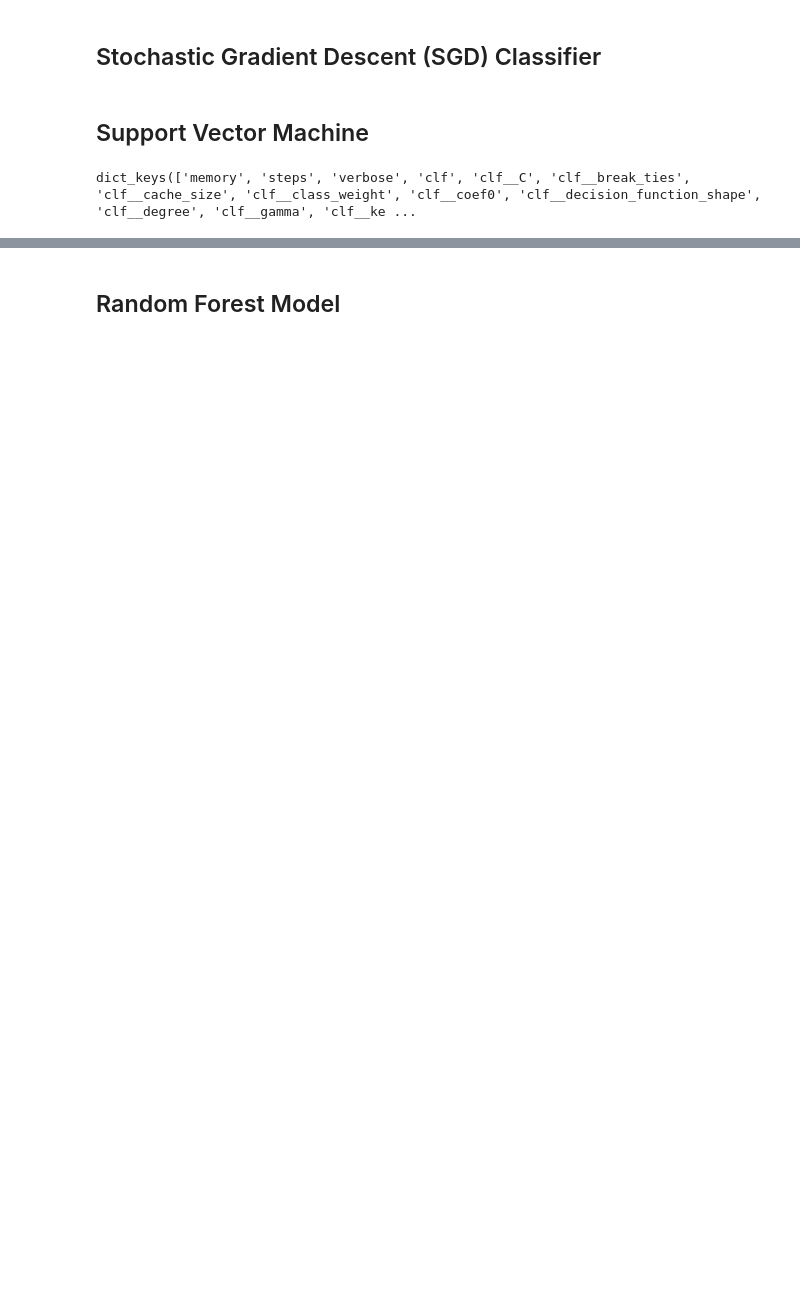
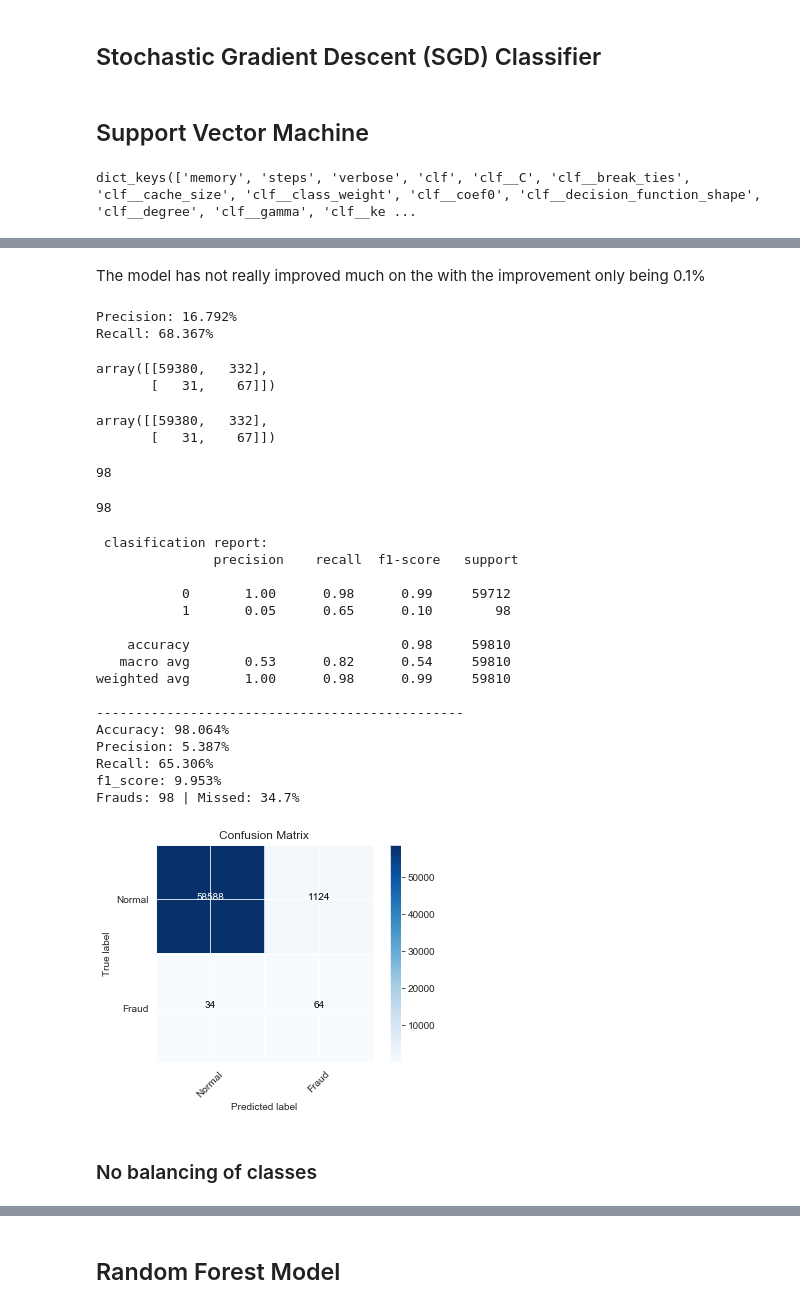
Before and after one commit to Matt-Newton998/Credit-Card-Fraud-Detection-Mod5, a Jupyter notebook: Matt_Workbook.ipynb, the cells around one changed output, grey strips where cells are left out. Cells and saved outputs as stored; diff of their text form; code cells hidden in the pictures; blank space fills up the shorter version.

```diff
--- a/Matt_Workbook.ipynb
+++ b/Matt_Workbook.ipynb
@@ -794,0 +1084,4 @@ best_model = gs_svm.best_params_
+# %%
+best_model = gs_svm_2.best_estimator_
+# scores(best_model,X_train_smote,X_val,y_train_smote,y_val)
+print(gs_svm_2.best_params_)
@@ -794,0 +1115,25 @@ best_model = gs_svm.best_params_
+# %% [markdown]
+The model has not really improved much on the with the improvement only being 0.1%
+# %%
+y_pred = best_model.predict(X_val)
+# %%
+model_metrics(y_val, y_pred)
+# %% [output]
+Precision: 16.792%
+Recall: 68.367%
+array([[59380,   332],
+       [   31,    67]])
+# %%
+cnf_matrix = confusion_matrix(y_val, y_pred)
+cnf_matrix
+# %% [output]
+array([[59380,   332],
+       [   31,    67]])
+# %%
+cnf_matrix[1].sum()
+# %% [output]
+98
+# %%
+y_val.sum()
+# %% [output]
+98
@@ -794,0 +1185,22 @@ best_model = gs_svm.best_params_
+# %%
+plot_confusion_matix(y_val, y_pred, ['Normal', "Fraud"])
+# %% [output]
+ clasification report:
+               precision    recall  f1-score   support
+
+           0       1.00      0.98      0.99     59712
+           1       0.05      0.65      0.10        98
+
+    accuracy                           0.98     59810
+   macro avg       0.53      0.82      0.54     59810
+weighted avg       1.00      0.98      0.99     59810
+
+-----------------------------------------------
+Accuracy: 98.064%
+Precision: 5.387%
+Recall: 65.306%
+f1_score: 9.953%
+Frauds: 98 | Missed: 34.7%
+[figure, added]
+# %% [markdown]
+### No balancing of classes
```
Also changed, not shown: parts of 72 cells of this notebook, 2 other files.
